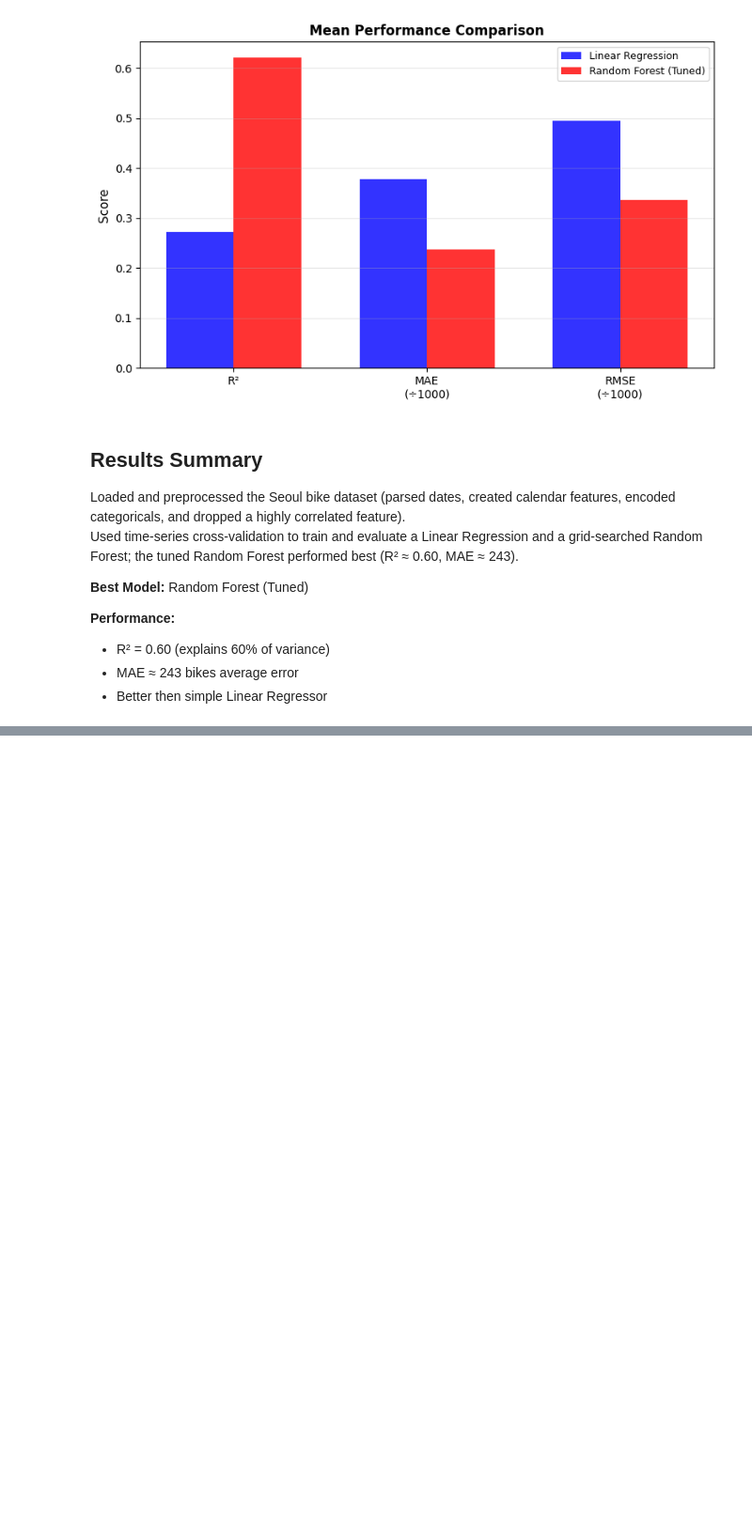
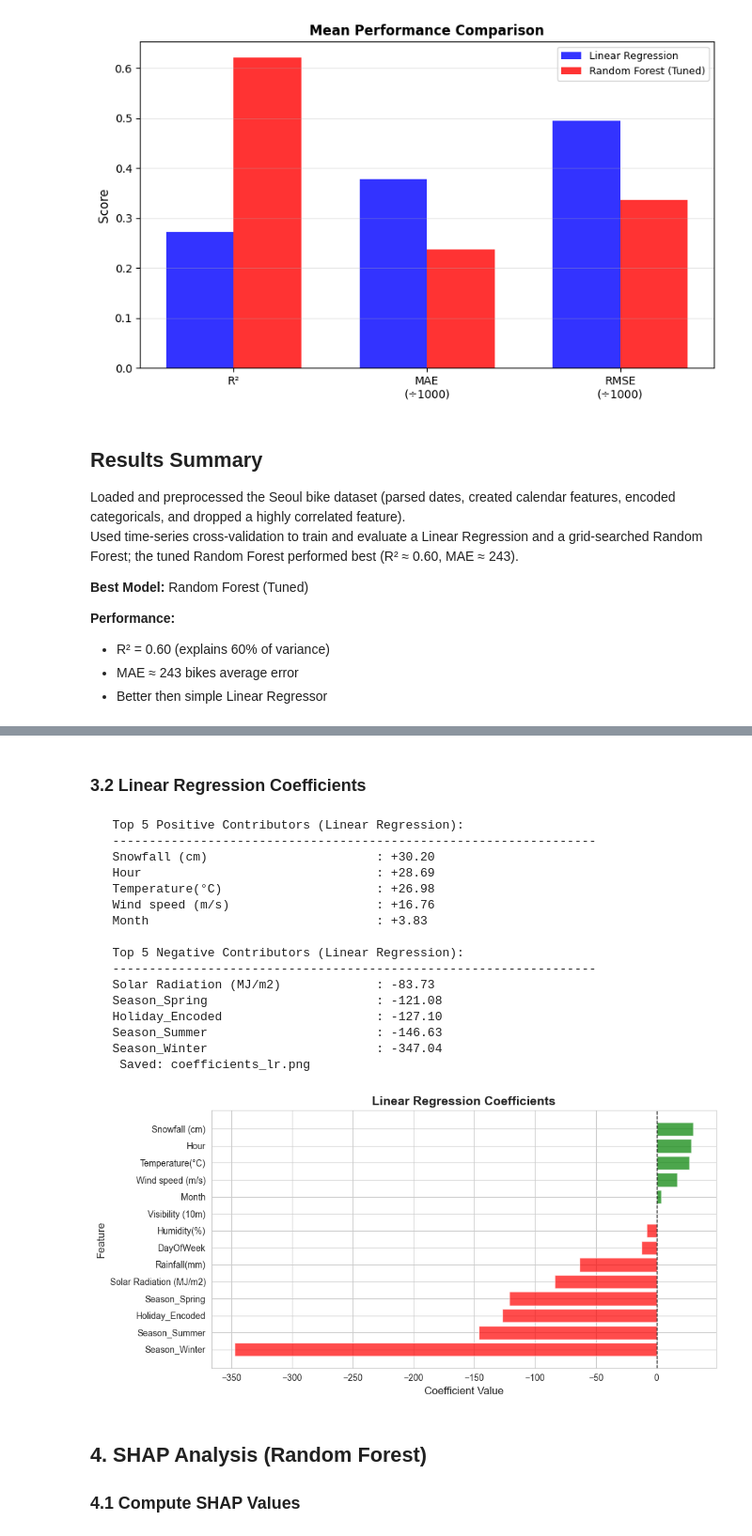
Before and after one commit to antonioi99/dds_group_16, a Jupyter notebook: Predictive Modeling.ipynb, the cells around one changed output, grey strips where cells are left out. Shown at 94% size. Cells and saved outputs as stored; diff of their text form; code cells hidden in the pictures; blank space fills up the shorter version.

```diff
--- a/Predictive Modeling.ipynb
+++ b/Predictive Modeling.ipynb
@@ -444,0 +533,56 @@ Used time-series cross-validation to train and evaluate a Linear Regression and
+# %% [markdown]
+### 3.2 Linear Regression Coefficients
+# %%
+lr_model.fit(X, y)
+# Linear Regression Coefficients
+lr_coef = pd.DataFrame({
+    'Feature': X.columns,
+    'Coefficient': lr_model.coef_
+}).sort_values('Coefficient', ascending=False)
+
+print("\n   Top 5 Positive Contributors (Linear Regression):")
+print("   " + "-"*66)
+for idx, row in lr_coef.head(5).iterrows():
+    print(f"   {row['Feature']:35s} : {row['Coefficient']:+.2f}")
+
+print("\n   Top 5 Negative Contributors (Linear Regression):")
+print("   " + "-"*66)
+for idx, row in lr_coef.tail(5).iterrows():
+    print(f"   {row['Feature']:35s} : {row['Coefficient']:+.2f}")
+
+# Visualize
+plt.figure(figsize=(10, 5))
+colors = ['green' if c > 0 else 'red' for c in lr_coef['Coefficient']]
+plt.barh(lr_coef['Feature'], lr_coef['Coefficient'], color=colors, alpha=0.7)
+plt.xlabel('Coefficient Value', fontsize=12)
+plt.ylabel('Feature', fontsize=12)
+plt.title('Linear Regression Coefficients', fontsize=14, fontweight='bold')
+plt.axvline(x=0, color='black', linestyle='--', linewidth=1)
+plt.gca().invert_yaxis()
+plt.tight_layout()
+plt.savefig(f'{visualizations}/coefficients_lr.png', dpi=300, bbox_inches='tight')
+print("    Saved: coefficients_lr.png")
+plt.show()
+plt.close()
+# %% [output]
+   Top 5 Positive Contributors (Linear Regression):
+   ------------------------------------------------------------------
+   Snowfall (cm)                       : +30.20
+   Hour                                : +28.69
+   Temperature(°C)                     : +26.98
+   Wind speed (m/s)                    : +16.76
+   Month                               : +3.83
+
+   Top 5 Negative Contributors (Linear Regression):
+   ------------------------------------------------------------------
+   Solar Radiation (MJ/m2)             : -83.73
+   Season_Spring                       : -121.08
+   Holiday_Encoded                     : -127.10
+   Season_Summer                       : -146.63
+   Season_Winter                       : -347.04
+    Saved: coefficients_lr.png
+[figure, added]
+# %% [markdown]
+## 4. SHAP Analysis (Random Forest)
+
+### 4.1 Compute SHAP Values
```
Also changed, not shown: parts of 16 cells of this notebook, 10 other files.
